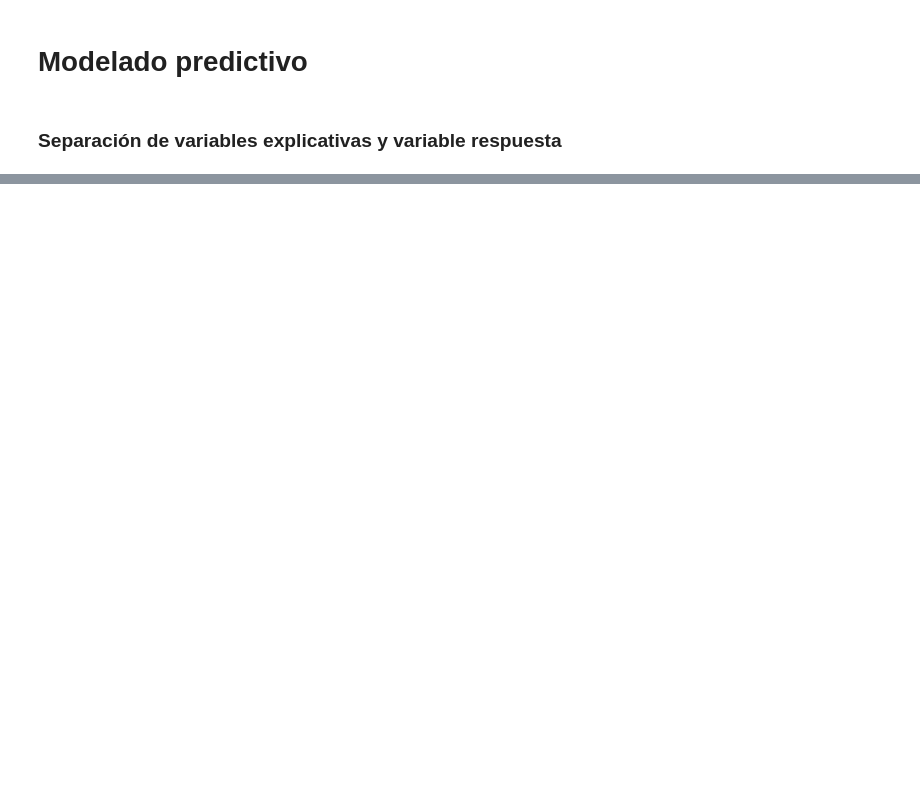
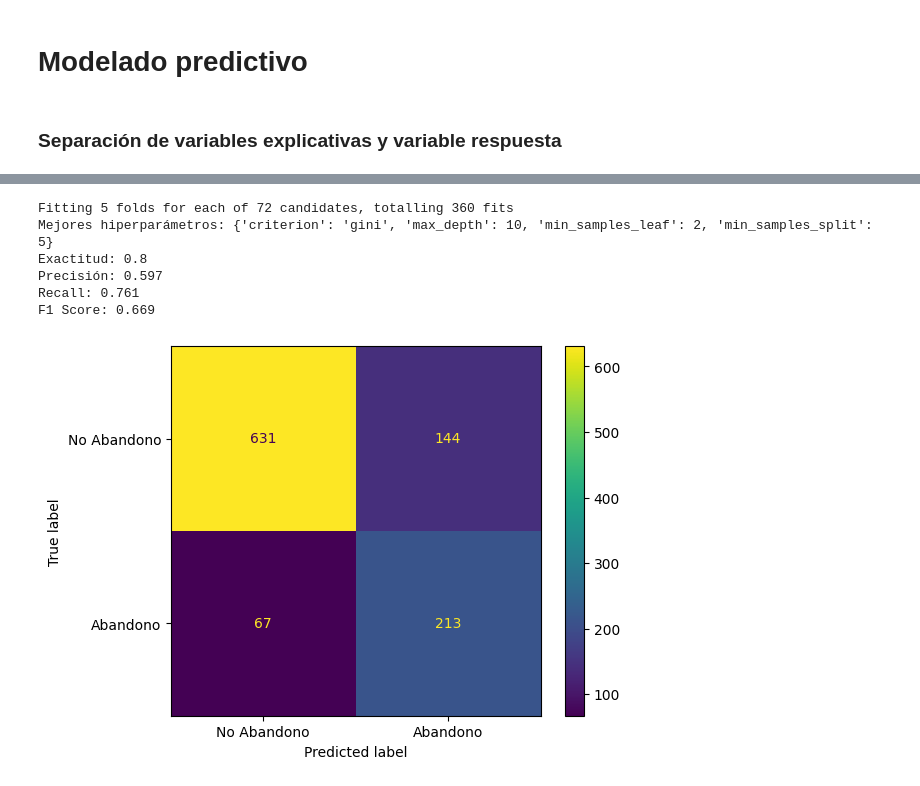
Before and after one commit to ErikGzz03TEC/Challenge_Telecom_X_parte_2, a Jupyter notebook: Challenge_TelecomX_2.ipynb, the cells around one changed output, grey strips where cells are left out. Saved outputs shown, nothing was run; the diff lists cells and outputs as text; code cells hidden in the pictures; blank space fills up the shorter version.

```diff
--- a/Challenge_TelecomX_2.ipynb
+++ b/Challenge_TelecomX_2.ipynb
@@ -355,0 +388,2 @@ plt.show()
+# %%
+X_df.drop(columns = ['onehotencoder__Tipo_servicio_internet_Sin servicio', 'remainder__Cargo_mensual', 'onehotencoder__Tipo_contrato_Mes a mes', 'onehotencoder__Metodo_pago_Cheque por enviado por correo', 'remainder__Cargos_totales'], inplace= True)
@@ -457,0 +528,36 @@ F1 Score: 0.7793840351979887
+# %%
+from sklearn.model_selection import GridSearchCV
+
+param_grid = {
+    'max_depth': [3, 5, 10, None],
+    'min_samples_split': [2, 5, 10],
+    'min_samples_leaf': [1, 2, 4],
+    'criterion': ['gini', 'entropy']
+}
+
+arbol = DecisionTreeClassifier(random_state=5)
+
+grid_search = GridSearchCV(
+    estimator=arbol,
+    param_grid=param_grid,
+    cv=skf,
+    scoring='f1',
+    n_jobs=-1,
+    verbose=1
+)
+
+grid_search.fit(X_train_balanceada, y_train_balanceada)
+
+best_tree = grid_search.best_estimator_
+print("Mejores hiperparámetros:", grid_search.best_params_)
+
+y_pred_best_tree = best_tree.predict(X_val)
+resultados_best_tree = evaluacion_modelos(y_val, y_pred_best_tree)
+# %% [output]
+Fitting 5 folds for each of 72 candidates, totalling 360 fits
+Mejores hiperparámetros: {'criterion': 'gini', 'max_depth': 10, 'min_samples_leaf': 2, 'min_samples_split': 5}
+Exactitud: 0.8
+Precisión: 0.597
+Recall: 0.761
+F1 Score: 0.669
+[figure, added]
```
Also changed, not shown: parts of 42 cells of this notebook.
